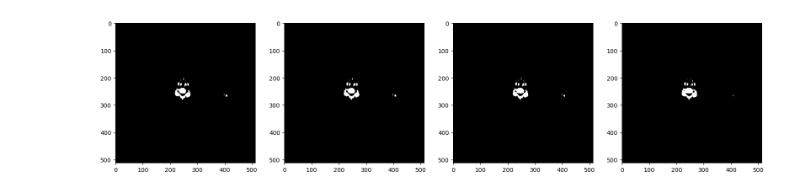
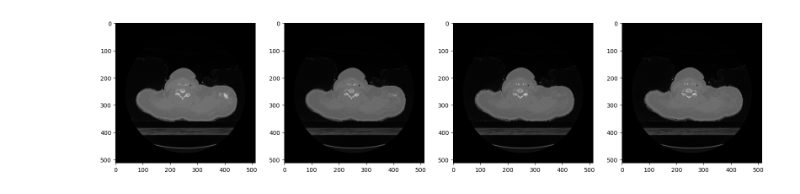
Before and after one commit to Ivan-AI-hub/skull_project, a Jupyter notebook: NoiseDetector.ipynb, the cells around one changed output. Saved outputs shown, nothing was run; the diff lists cells and outputs as text; code cells hidden in the pictures.

```diff
--- a/NoiseDetector.ipynb
+++ b/NoiseDetector.ipynb
@@ -78,14 +23,8 @@ print(img_gauss[0].max())
-# %%
-k = 0
-plt.figure(figsize=(25,25))
-for i in range(4):
-  plt.subplot(5,5, i+1)
-  plt.imshow(np.where(img_gauss[k] > show_ratio, 1, 0), cmap='gray')
-  k+=1
-
-plt.show()
-# %% [output]
-[figure, removed]
+# %%
+plt.figure(figsize=(25,25))
+DrawImages(x, 4, (5,5), 0)
+# %% [output]
+[figure, added]
 # %%
 v, f = make_mesh(img_gauss, show_ratio,1)
 plt_3d(v, f)
```
Also changed, not shown: parts of 7 cells of this notebook, 3 other files.
